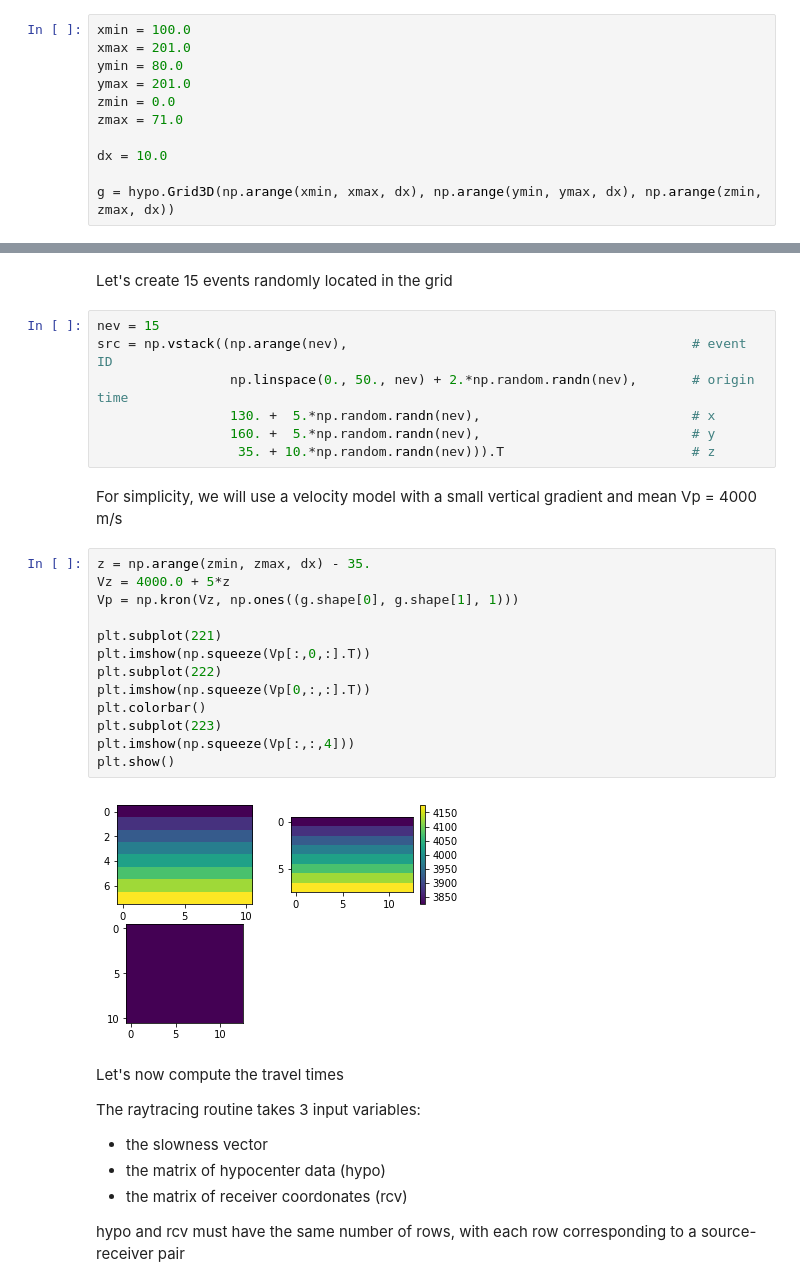
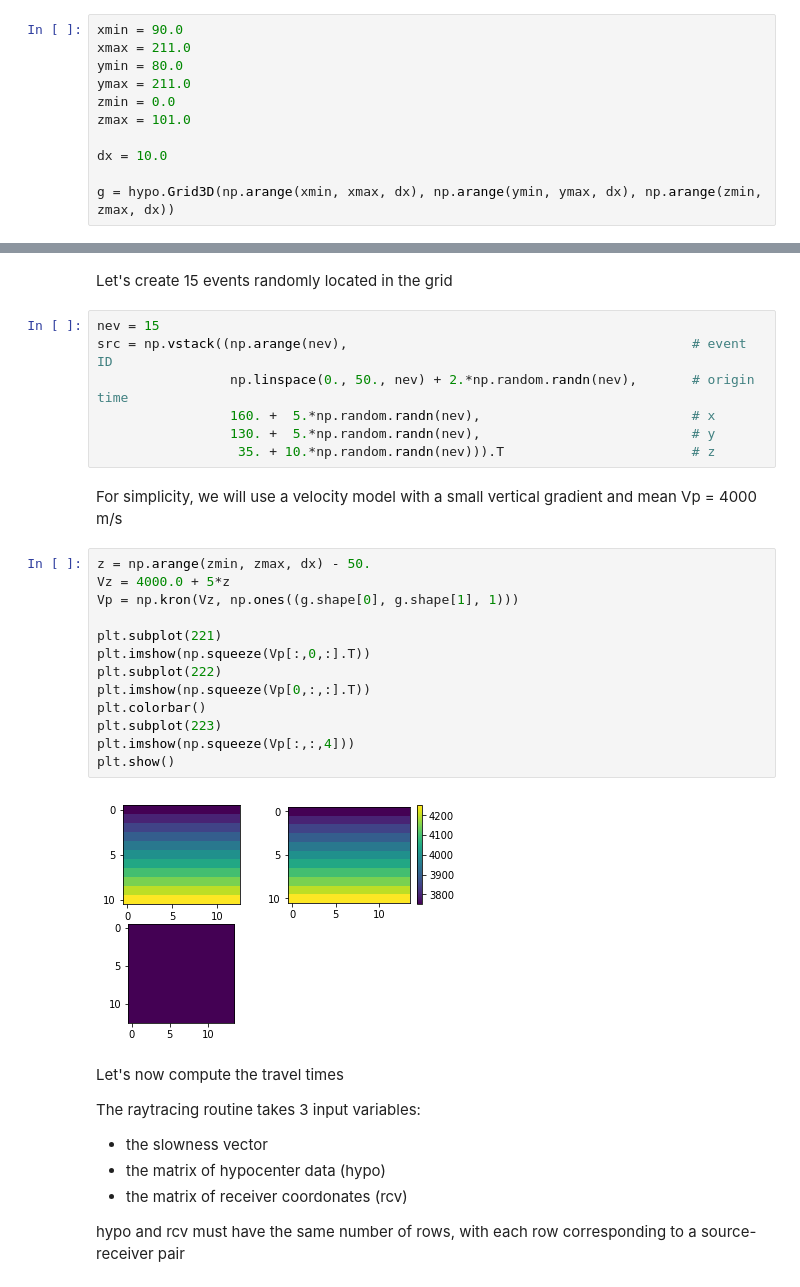
Before and after one commit to groupeLIAMG/hypopy, a Jupyter notebook: hypopy-tutorial.ipynb, the cells around one changed output, grey strips where cells are left out. Saved outputs shown, nothing was run; the diff lists cells and outputs as text.

```diff
--- a/hypopy-tutorial.ipynb
+++ b/hypopy-tutorial.ipynb
@@ -12,12 +12,12 @@ import hypo
 
 Define limits and build grid
 # %%
-xmin = 100.0
-xmax = 201.0
+xmin = 90.0
+xmax = 211.0
 ymin = 80.0
-ymax = 201.0
+ymax = 211.0
 zmin = 0.0
-zmax = 71.0
+zmax = 101.0
 
 dx = 10.0
 
@@ -43,26 +43,26 @@ Let's create 15 events randomly located in the grid
 nev = 15
 src = np.vstack((np.arange(nev),                                            # event ID
                  np.linspace(0., 50., nev) + 2.*np.random.randn(nev),       # origin time
-                 130. +  5.*np.random.randn(nev),                           # x
-                 160. +  5.*np.random.randn(nev),                           # y
+                 160. +  5.*np.random.randn(nev),                           # x
+                 130. +  5.*np.random.randn(nev),                           # y
                   35. + 10.*np.random.randn(nev))).T                        # z
 # %% [markdown]
 For simplicity, we will use a velocity model with a small vertical gradient and mean Vp = 4000 m/s
 # %%
-z = np.arange(zmin, zmax, dx) - 35.
+z = np.arange(zmin, zmax, dx) - 50.
 Vz = 4000.0 + 5*z
 Vp = np.kron(Vz, np.ones((g.shape[0], g.shape[1], 1)))
 
 plt.subplot(221)
 plt.imshow(np.squeeze(Vp[:,0,:].T))
 plt.subplot(222)
 plt.imshow(np.squeeze(Vp[0,:,:].T))
 plt.colorbar()
 plt.subplot(223)
 plt.imshow(np.squeeze(Vp[:,:,4]))
 plt.show()
 # %% [output]
-[figure, old version]
+[figure, new version]
 # %% [markdown]
 Let's now compute the travel times
 
```
Also changed, not shown: parts of 19 cells of this notebook.
